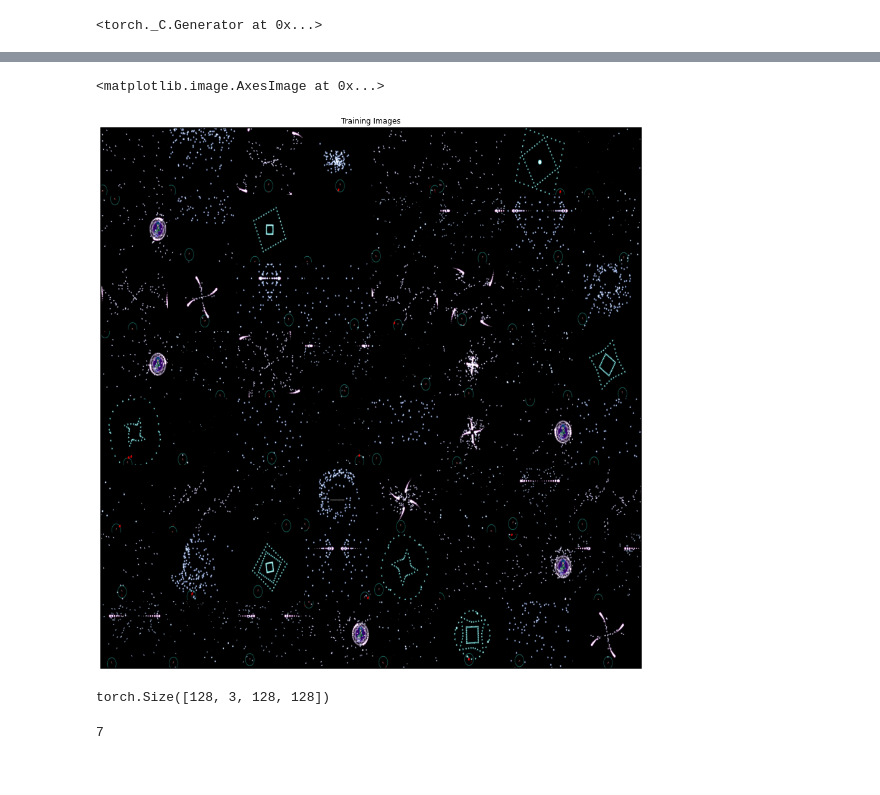
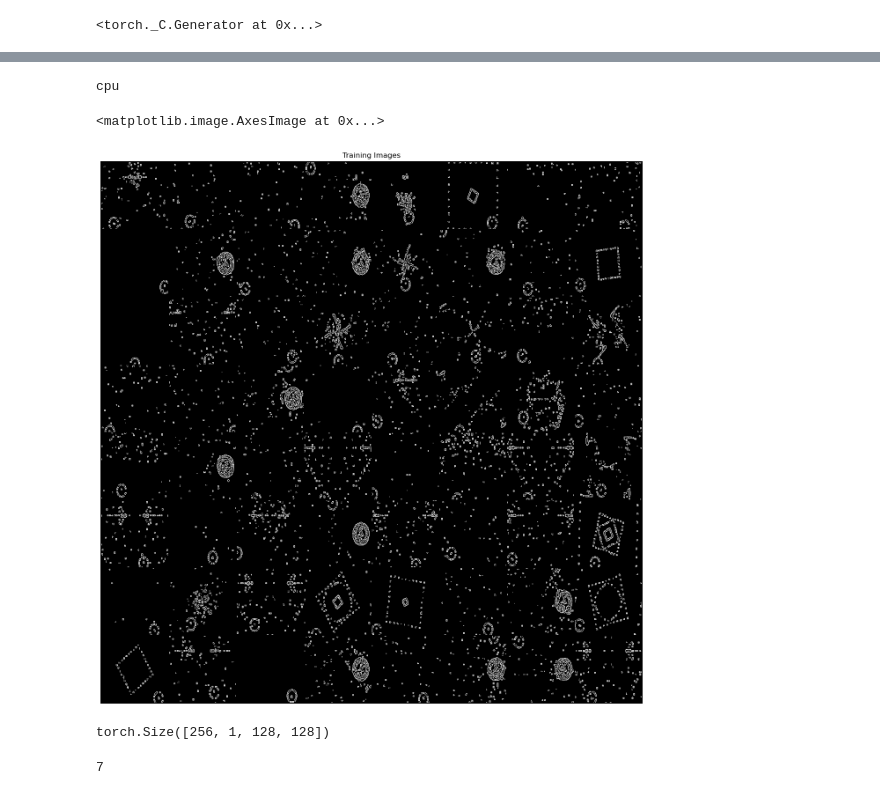
Before and after one commit to Shougakusei/taikyu_screenshots, a Jupyter notebook: VQ-VAE-Fish.ipynb, the cells around one changed output, grey strips where cells are left out. Cells and saved outputs as stored; diff of their text form; code cells hidden in the pictures.

Commit message:
edges

```diff
--- a/VQ-VAE-Fish.ipynb
+++ b/VQ-VAE-Fish.ipynb
@@ -22,6 +22,7 @@ from torchvision.utils import make_grid
 import matplotlib.pyplot as plt
 from torch.utils.data import DataLoader
 from torchvision.datasets import ImageFolder
+from torchvision import datasets
 from torchvision import transforms
 from torch import nn
 from torch.nn import functional as F
@@ -29,12 +30,14 @@ import random
 import torchvision.utils as vutils
 import argparse
 import math
+import cv2
+from matplotlib import pyplot as plt
 
 from torchsummary import summary
 
 # Root directory for dataset
 # dataroot = "fish_screenshots_test/"
-dataroot = "fish_screenshots_test/"
+dataroot = "superfish_screenshot_dataset/"
 
 # Number of workers for dataloader
 workers = 2
@@ -68,9 +71,9 @@ ngpu = 1
 
 num_training_updates = 15000
 
-num_hiddens = 128
+num_hiddens = 32
 
-embedding_dim = 128
+embedding_dim = 32
 num_embeddings = 128
 
 commitment_cost = 0.25
@@ -88,13 +91,32 @@ torch.manual_seed(seed)
 # %% [output]
 Random Seed:  1141
 <torch._C.Generator at 0x...>
+# %%
+class EdgesDataset(datasets.ImageFolder):
+  def __init__(self, root, dim, is_valid_file=None):
+    super(EdgesDataset, self).__init__(root=root, is_valid_file=is_valid_file)
+    self.dim = dim
+
+  def __getitem__(self, index):
+    image_path, target = self.samples[index]
+
+    # do your magic here
+    img = cv2.imread(image_path)
+    img = img[32:-32, 32:-32]
+    img = cv2.resize(img, self.dim)
+    img = cv2.Canny(img,150,250)
+    # you need to convert img from np.array to torch.tensor
+    # this has to be done CAREFULLY!
+    sample = transforms.ToTensor()(img)
+    return sample, target
 # %%
-train_ds = ImageFolder(
+train_ds = EdgesDataset(
     root=dataroot,
-    transform = transforms.Compose([transforms.CenterCrop([600-64,800-64]),
-                               transforms.Resize([image_size,image_size]),
-                               transforms.CenterCrop(image_size),
-                               transforms.ToTensor(),])
+    dim=[image_size,image_size]
+#     transform = transforms.Compose([transforms.CenterCrop([600-64,800-64]),
+#                                transforms.Resize([image_size,image_size]),
+#                                transforms.CenterCrop(image_size),
+#                                transforms.ToTensor(),])
 )
 
 dataloader = DataLoader(train_ds, batch_size, shuffle=True)
@@ -116,20 +163,21 @@ data_variance
 # %%
 # Decide which device we want to run on
 device = torch.device("cuda:0" if (torch.cuda.is_available() and ngpu > 0) else "cpu")
-
+print(device)
 # Plot some training images
 real_batch = next(iter(dataloader))
 plt.figure(figsize=(16, 16))
 plt.axis("off")
 plt.title("Training Images")
-plt.imshow(np.transpose(vutils.make_grid(real_batch[0].to(device)[:64], padding=2, normalize=True).cpu(),(1,2,0)))
+plt.imshow(np.transpose(vutils.make_grid(real_batch[0].to(device)[:64], padding=2, normalize=True).cpu(),(1,2,0)).numpy())
 # %% [output]
-<matplotlib.image.AxesImage at 0x...>
+cpu
+<matplotlib.image.AxesImage at 0x...>
-[figure, old version]
+[figure, new version]
 # %%
 next(iter(dataloader))[0].shape
 # %% [output]
-torch.Size([128, 3, 128, 128])
+torch.Size([256, 1, 128, 128])
 # %%
 def calc_same_pad(i: int, k: int, s: int, d: int) -> int:
     return max((math.ceil(i / s) - 1) * s + (k - 1) * d + 1 - i, 0)
```
Also changed, not shown: parts of 16 cells of this notebook.
